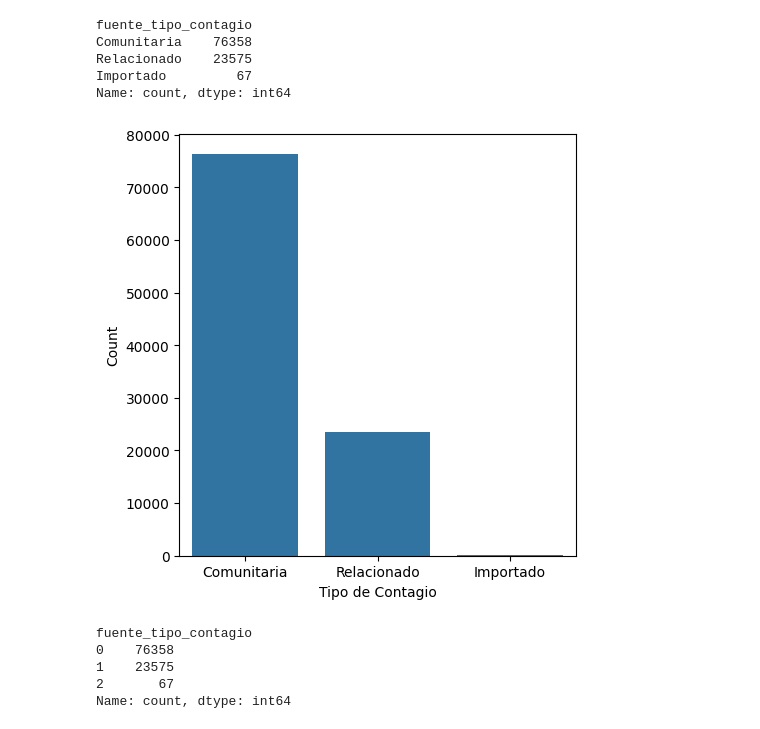
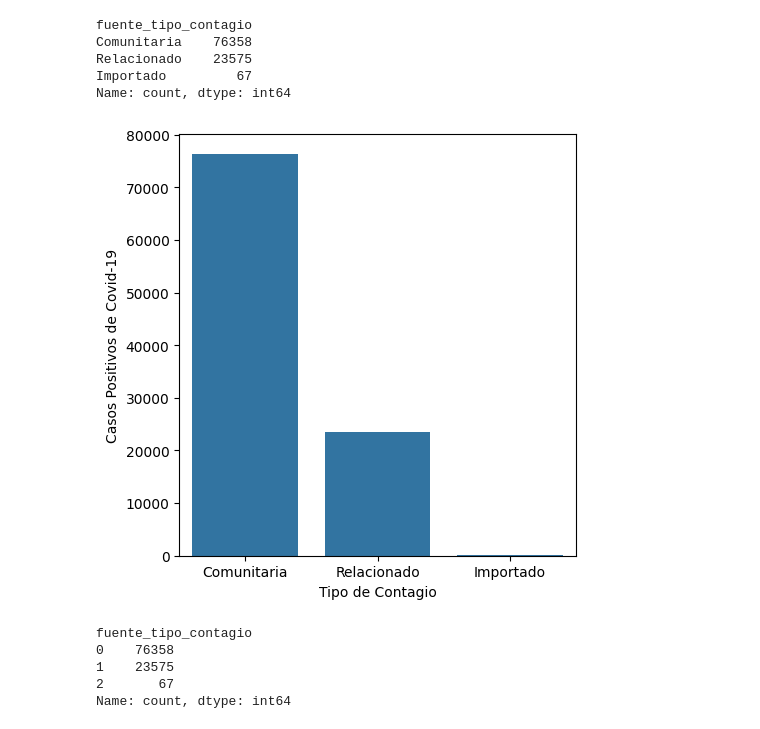
Before and after one commit to 4GeeksAcademy/remelop_Machine_Learning_Final_Project, a Jupyter notebook: src/Final_Project.ipynb, the cells around one changed output. Saved outputs shown, nothing was run; the diff lists cells and outputs as text; code cells hidden in the pictures.

```diff
--- a/src/Final_Project.ipynb
+++ b/src/Final_Project.ipynb
@@ -338,12 +338,12 @@ Importado         67
 Name: count, dtype: int64
 # %%
 plt.figure(figsize=(5,5))
-sns.barplot(x=fuente_tipo_contagio.index, y=fuente_tipo_contagio.values).set(xlabel = "Tipo de Contagio", ylabel = "Count", title = None)
+sns.barplot(x=fuente_tipo_contagio.index, y=fuente_tipo_contagio.values).set(xlabel = "Tipo de Contagio", ylabel = "Casos Positivos de Covid-19", title = None)
 #plt.xticks(rotation=90)
 plt.tight_layout()
 plt.show()
 # %% [output]
-[figure, old version]
+[figure, new version]
 # %%
 # Factorizando los datos de la variable fuente_tipo_contagio
 data_c["fuente_tipo_contagio"] = pd.factorize(data_c["fuente_tipo_contagio"])[0]
```
Also changed, not shown: parts of 3 cells of this notebook.
